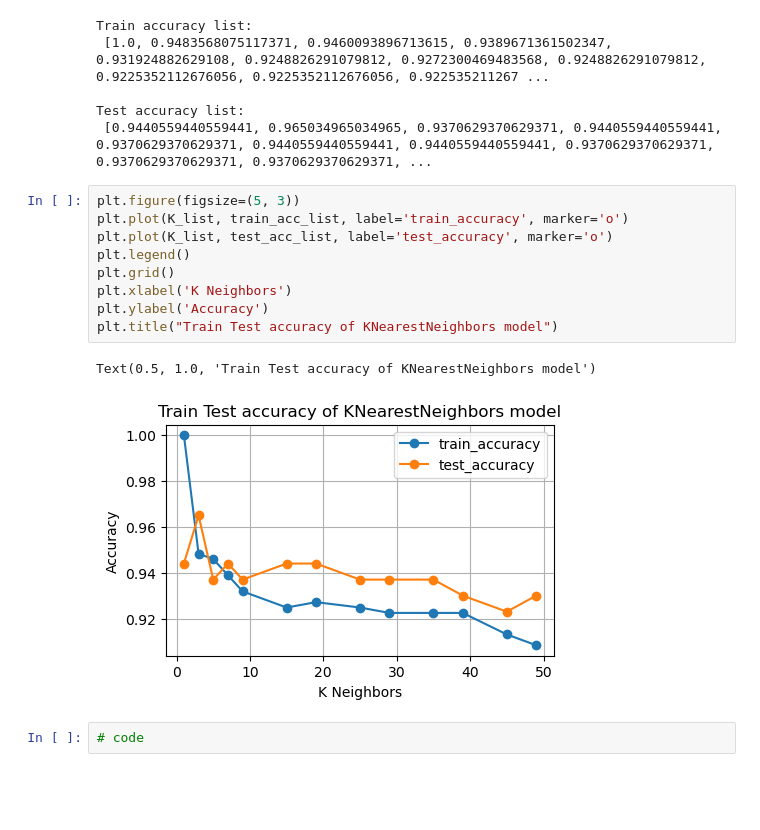
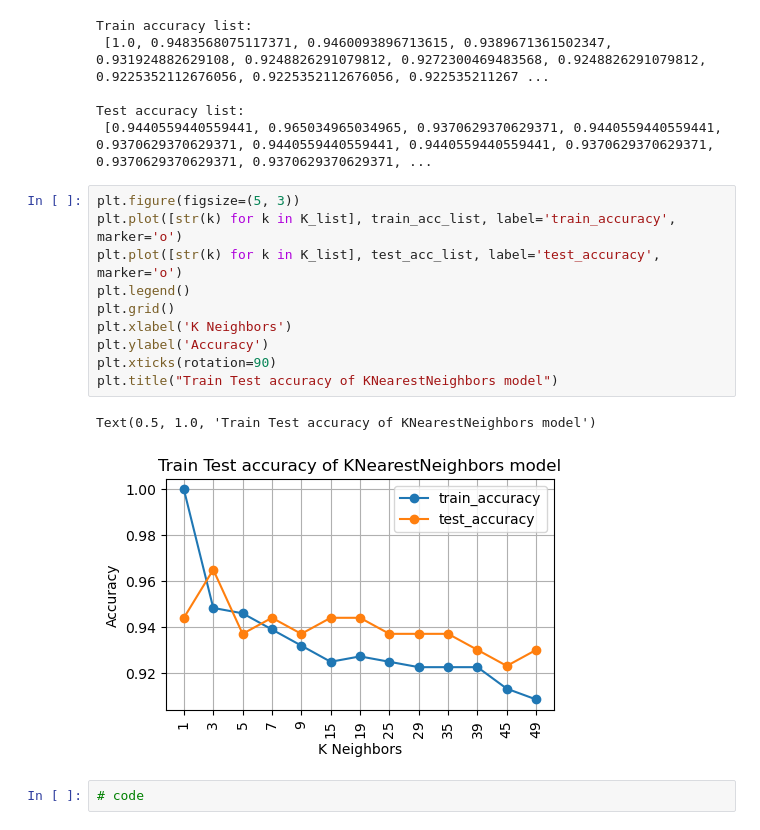
Before and after one commit to kushalnavghare/DSC-540-ADVNCD_ML, a Jupyter notebook: dsc540_project1.ipynb, the cells around one changed output. Drawn from its saved outputs; the diff is of its cells as text; blank space fills up the shorter version.

```diff
--- a/dsc540_project1.ipynb
+++ b/dsc540_project1.ipynb
@@ -666,16 +667,17 @@ Test accuracy list:
  [0.9440559440559441, 0.965034965034965, 0.9370629370629371, 0.9440559440559441, 0.9370629370629371, 0.9440559440559441, 0.9440559440559441, 0.9370629370629371, 0.9370629370629371, 0.9370629370629371, ...
 # %%
 plt.figure(figsize=(5, 3))
-plt.plot(K_list, train_acc_list, label='train_accuracy', marker='o')
-plt.plot(K_list, test_acc_list, label='test_accuracy', marker='o')
+plt.plot([str(k) for k in K_list], train_acc_list, label='train_accuracy', marker='o')
+plt.plot([str(k) for k in K_list], test_acc_list, label='test_accuracy', marker='o')
 plt.legend()
 plt.grid()
 plt.xlabel('K Neighbors')
 plt.ylabel('Accuracy')
+plt.xticks(rotation=90)
 plt.title("Train Test accuracy of KNearestNeighbors model")
 # %% [output]
 Text(0.5, 1.0, 'Train Test accuracy of KNearestNeighbors model')
-[figure, old version]
+[figure, new version]
 # %%
 # code
 # %% [output]
```
Also changed, not shown: parts of 35 cells of this notebook.
